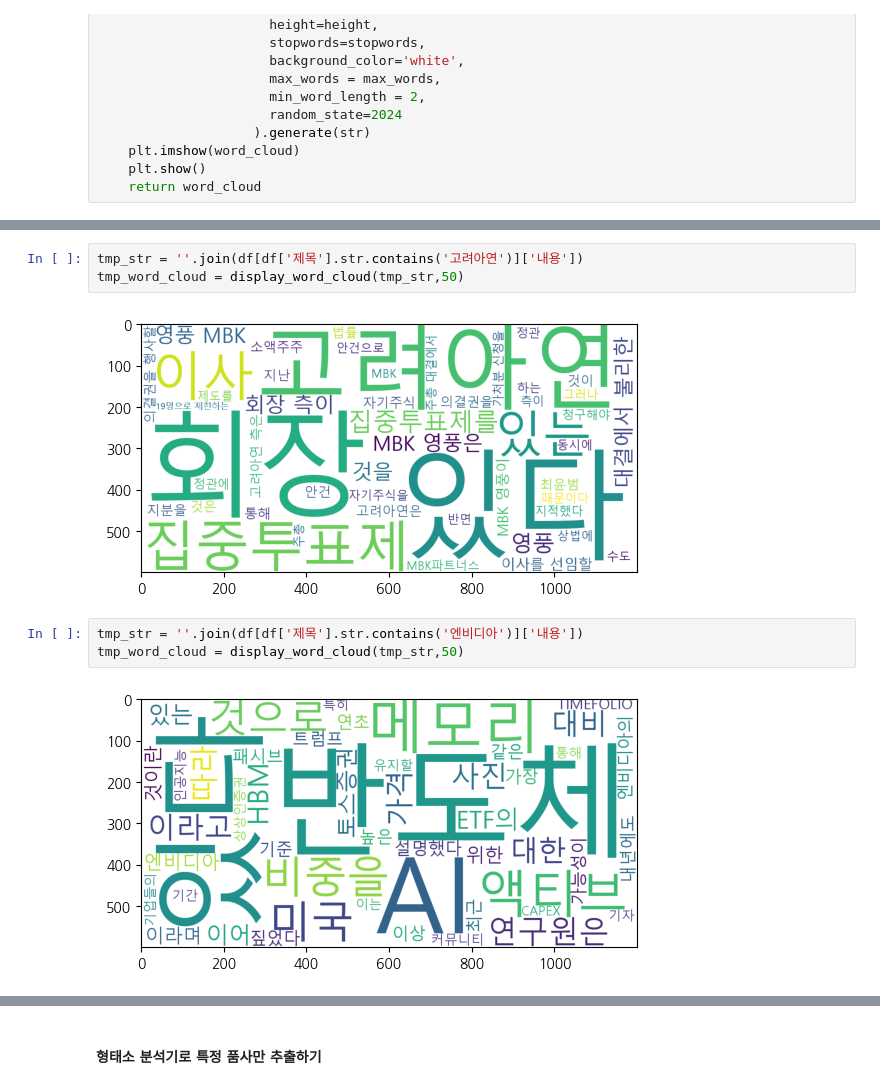
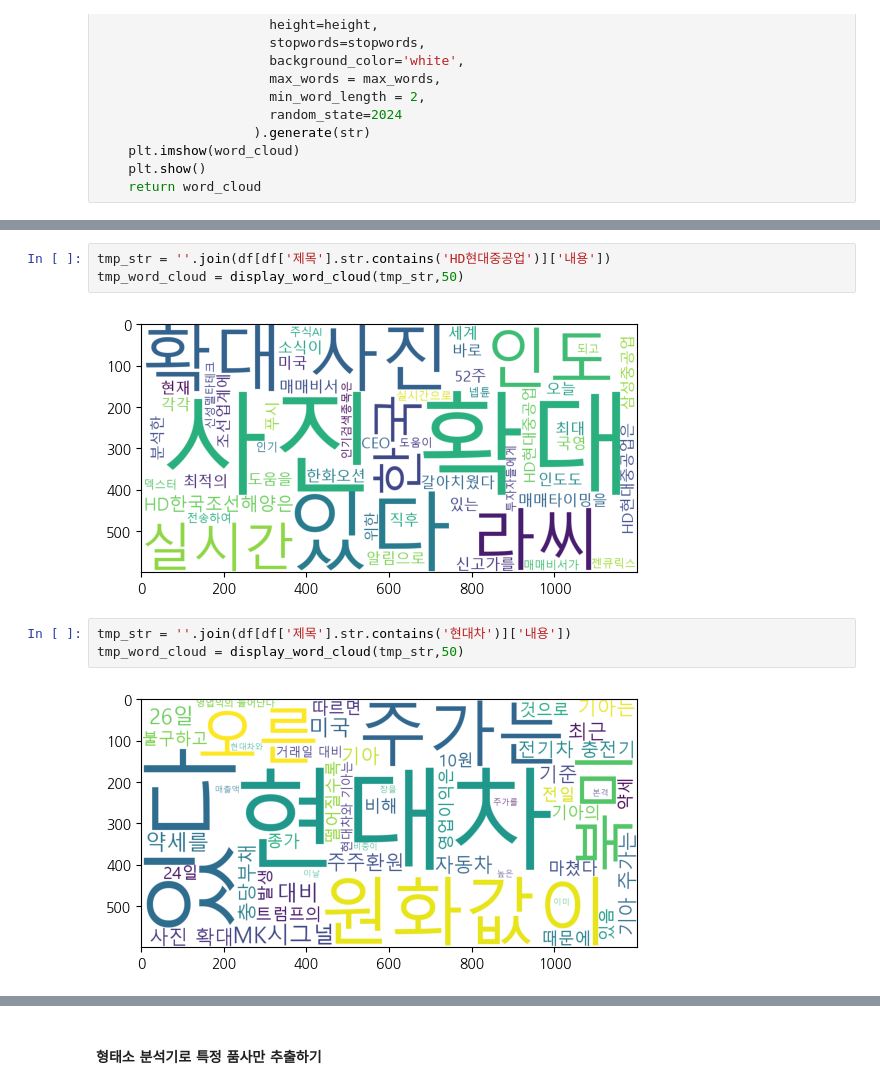
Before and after one commit to sang105kr/kdt_pythonstudy2, a Jupyter notebook: stock/증권뉴스_자연어처리_RSS.ipynb, the cells around one changed output, grey strips where cells are left out. Drawn from its saved outputs; the diff is of its cells as text.

```diff
--- a/stock/증권뉴스_자연어처리_RSS.ipynb
+++ b/stock/증권뉴스_자연어처리_RSS.ipynb
@@ -179,11 +174,11 @@ tmp_word_cloud.words_
 # %%
-tmp_str = ''.join(df[df['제목'].str.contains('고려아연')]['내용'])
+tmp_str = ''.join(df[df['제목'].str.contains('HD현대중공업')]['내용'])
 tmp_word_cloud = display_word_cloud(tmp_str,50)
 # %% [output]
-[figure, old version]
+[figure, new version]
 # %%
-tmp_str = ''.join(df[df['제목'].str.contains('엔비디아')]['내용'])
+tmp_str = ''.join(df[df['제목'].str.contains('현대차')]['내용'])
 tmp_word_cloud = display_word_cloud(tmp_str,50)
 # %% [output]
-[figure, old version]
+[figure, new version]
 # %%
```
Also changed, not shown: parts of 31 cells of this notebook, 5 other files.
